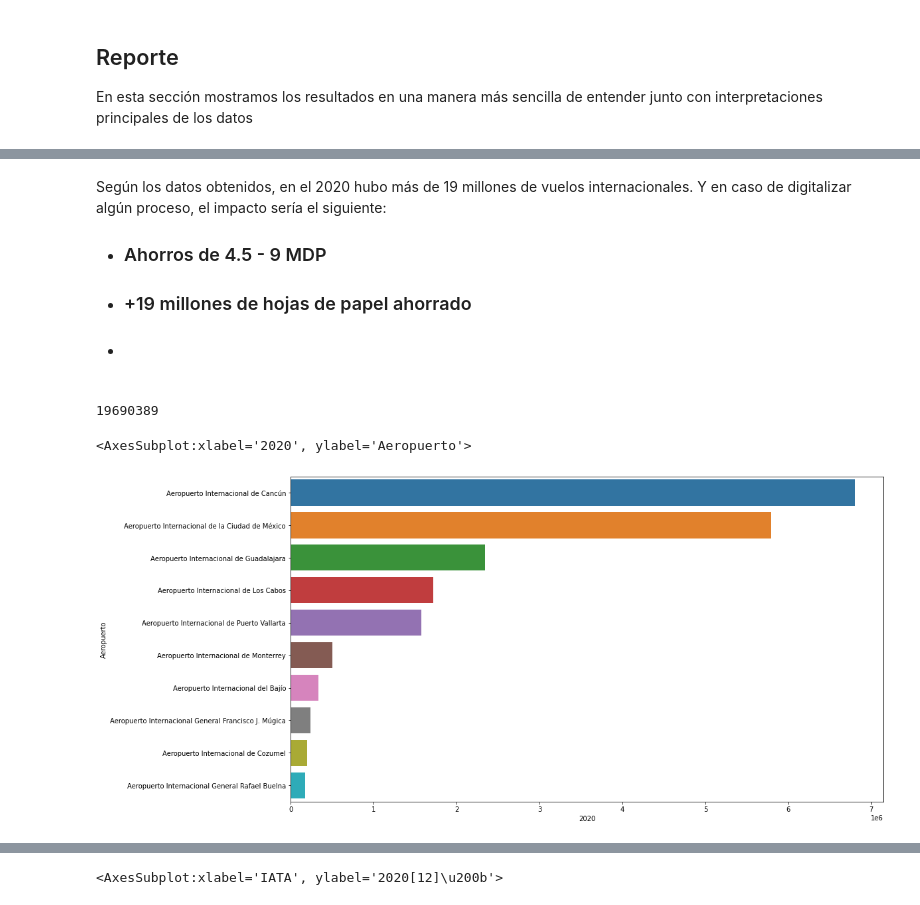
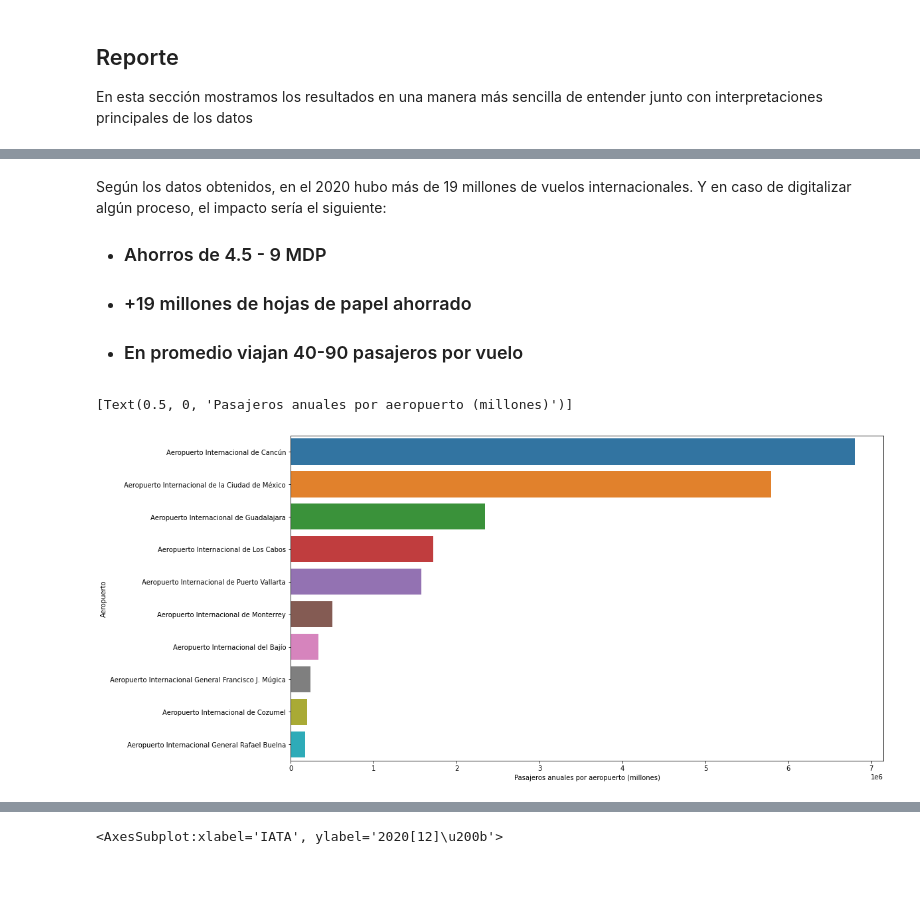
Before and after one commit to IPalos/AeroExpress, a Jupyter notebook: Aeropuertos Mexico.ipynb, the cells around one changed output, grey strips where cells are left out. Drawn from its saved outputs; the diff is of its cells as text; code cells hidden in the pictures; blank space fills up the shorter version.

```diff
--- a/Aeropuertos Mexico.ipynb
+++ b/Aeropuertos Mexico.ipynb
@@ -109,13 +133,12 @@ En esta sección mostramos los resultados en una manera más sencilla de entende
 Según los datos obtenidos, en el 2020 hubo más de 19 millones de vuelos internacionales. Y en caso de digitalizar algún proceso, el impacto sería el siguiente:
 - ### Ahorros de 4.5 - 9 MDP
 - ### +19 millones de hojas de papel ahorrado
-- ###
+- ### En promedio viajan 40-90 pasajeros por vuelo
 # %%
 # Total Vuelos internacionales
 vuelos_internacionales=a[11]
-print (sum(vuelos_internacionales['2020']))
-sns.barplot(y=vuelos_internacionales["Aeropuerto"], x=vuelos_internacionales["2020"])
+ax = sns.barplot(y=vuelos_internacionales["Aeropuerto"], x=vuelos_internacionales["2020"])
+ax.set(xlabel="Pasajeros anuales por aeropuerto (millones)")
 # %% [output]
-19690389
+[Text(0.5, 0, 'Pasajeros anuales por aeropuerto (millones)')]
-<AxesSubplot:xlabel='2020', ylabel='Aeropuerto'>
-[figure, old version]
+[figure, new version]
```
Also changed, not shown: parts of 6 cells of this notebook.
